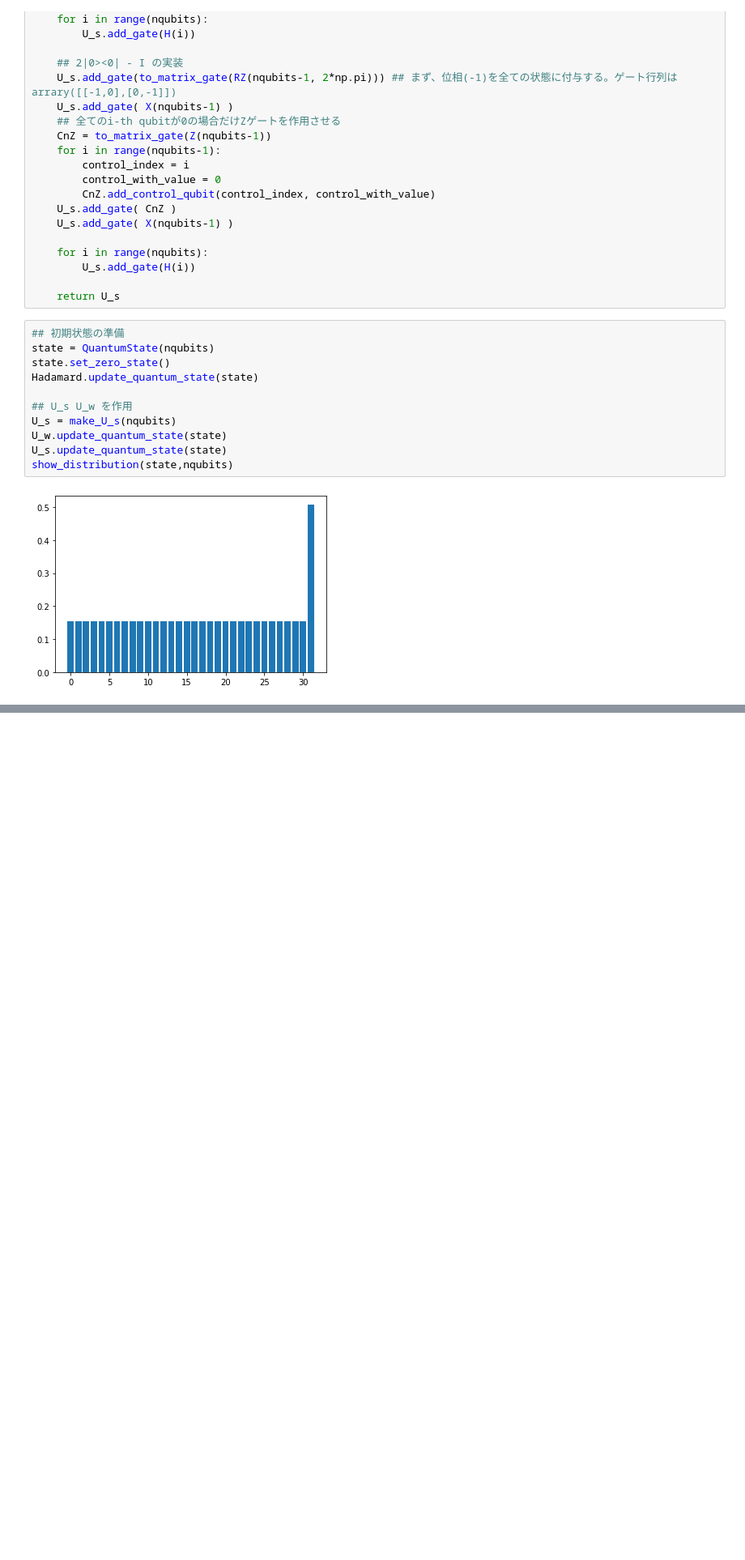
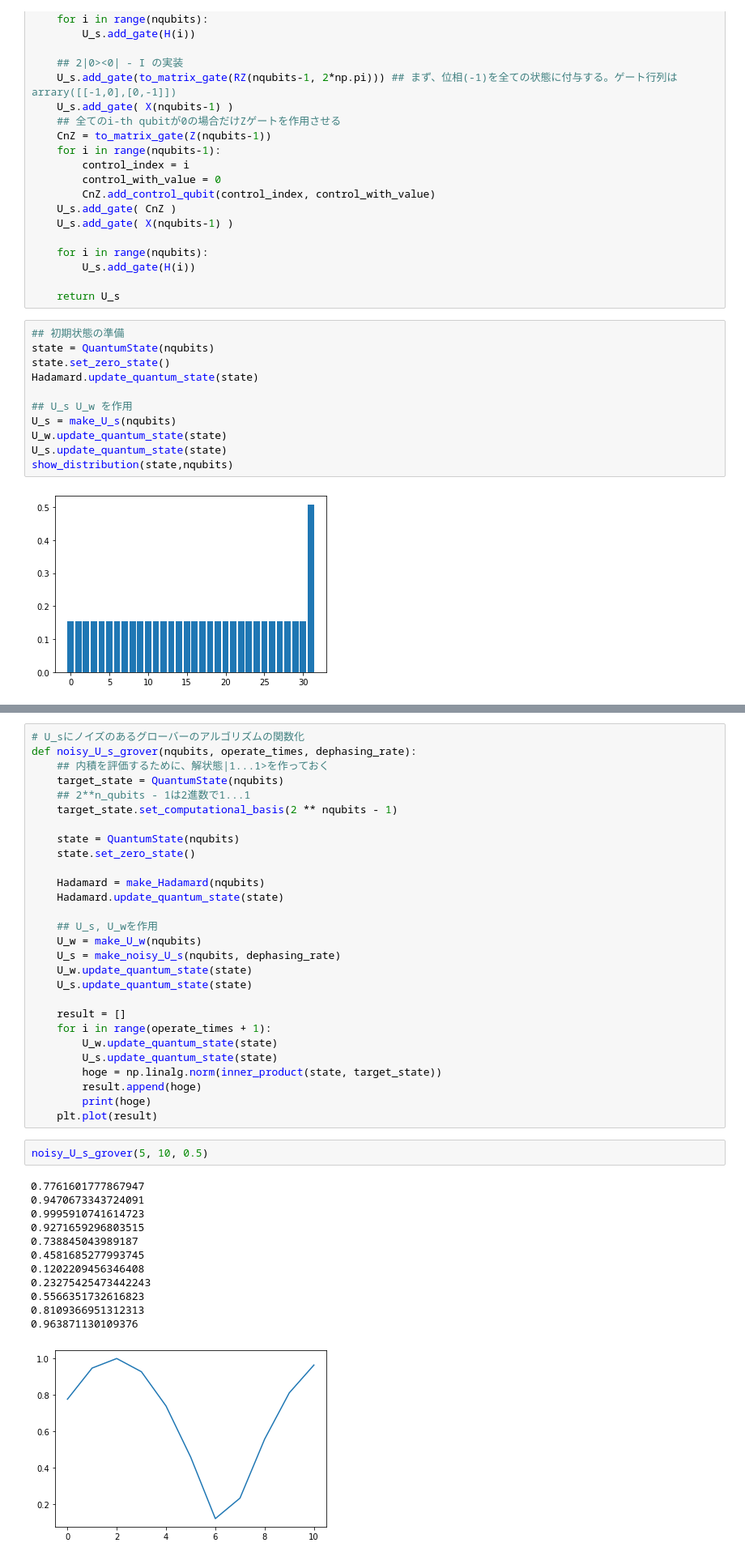
Before and after one commit to KaitoMuraoka/BasicQuantumAlgorithm, a Jupyter notebook: main/First.ipynb, the cells around one changed output, grey strips where cells are left out. Shown at 81% size. Saved outputs shown, nothing was run; the diff lists cells and outputs as text; blank space fills up the shorter version.

```diff
--- a/main/First.ipynb
+++ b/main/First.ipynb
@@ -159,0 +312,43 @@ plt.plot(result)
+# %%
+# U_sにノイズのあるグローバーのアルゴリズムの関数化
+def noisy_U_s_grover(nqubits, operate_times, dephasing_rate):
+    ## 内積を評価するために、解状態|1...1>を作っておく
+    target_state = QuantumState(nqubits)
+    ## 2**n_qubits - 1は2進数で1...1
+    target_state.set_computational_basis(2 ** nqubits - 1)
+
+    state = QuantumState(nqubits)
+    state.set_zero_state()
+
+    Hadamard = make_Hadamard(nqubits)
+    Hadamard.update_quantum_state(state)
+
+    ## U_s, U_wを作用
+    U_w = make_U_w(nqubits)
+    U_s = make_noisy_U_s(nqubits, dephasing_rate)
+    U_w.update_quantum_state(state)
+    U_s.update_quantum_state(state)
+
+    result = []
+    for i in range(operate_times + 1):
+        U_w.update_quantum_state(state)
+        U_s.update_quantum_state(state)
+        hoge = np.linalg.norm(inner_product(state, target_state))
+        result.append(hoge)
+        print(hoge)
+    plt.plot(result)
+# %%
+noisy_U_s_grover(5, 10, 0.5)
+# %% [output]
+0.7761601777867947
+0.9470673343724091
+0.9995910741614723
+0.9271659296803515
+0.738845043989187
+0.4581685277993745
+0.1202209456346408
+0.23275425473442243
+0.5566351732616823
+0.8109366951312313
+0.963871130109376
+[figure, added]
```
Also changed, not shown: parts of 14 cells of this notebook.
